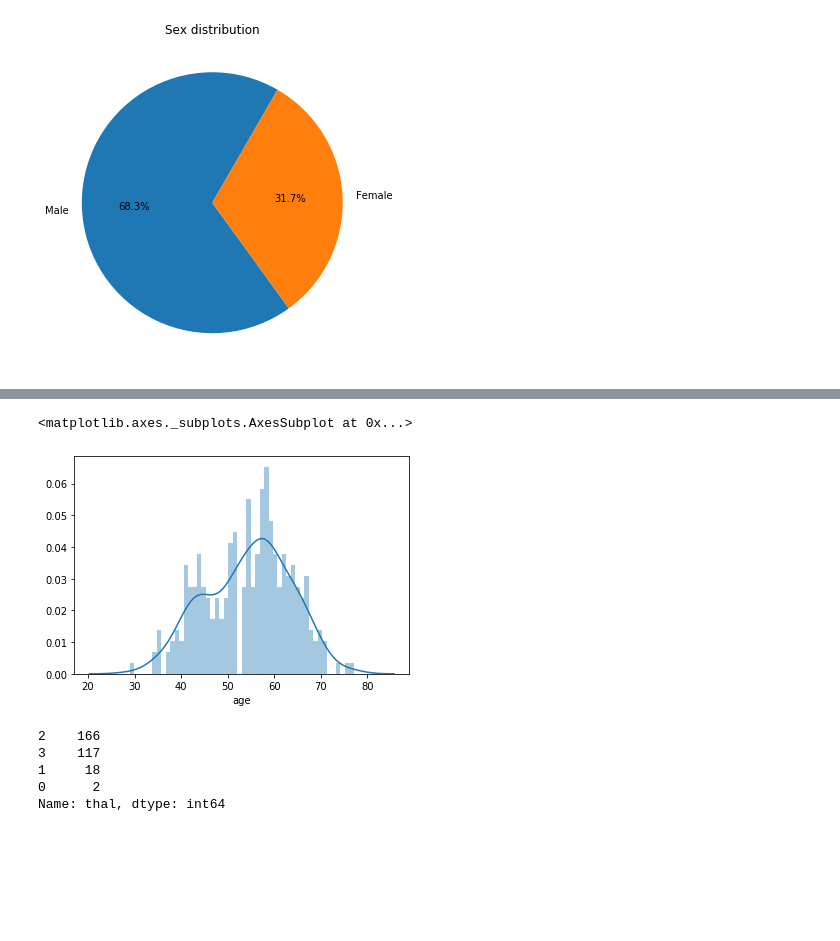
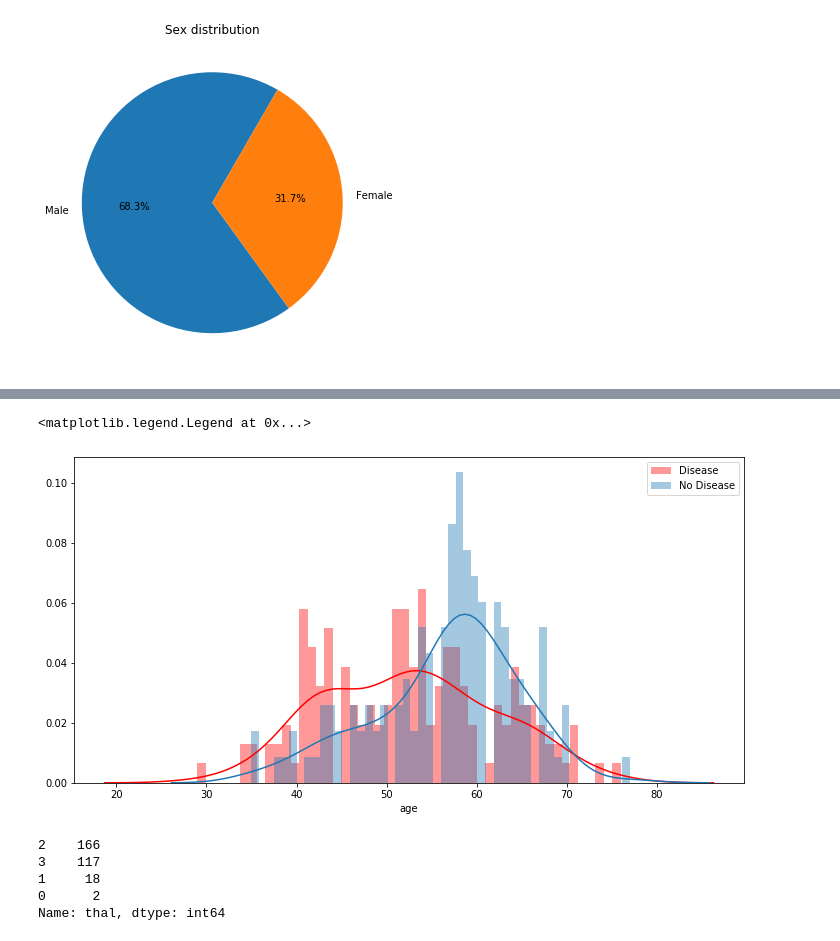
Before and after one commit to hitiminid/heart-disease-dataset, a Jupyter notebook: Heart Disease.ipynb, the cells around one changed output, grey strips where cells are left out. Saved outputs shown, nothing was run; the diff lists cells and outputs as text; code cells hidden in the pictures; blank space fills up the shorter version.

```diff
--- a/Heart Disease.ipynb
+++ b/Heart Disease.ipynb
@@ -160,8 +167,14 @@ It seems that the highest incidence is among 50-65 year olds.
-# %%
-sns.distplot(df['age'], bins=50)
-# %% [output]
-<matplotlib.axes._subplots.AxesSubplot at 0x...>
-[figure, removed]
+# %%
+disease = df[df['target'] == 1]
+no_disease = df[df['target'] == 0]
+
+fig = plt.figure(figsize=(12, 6))
+sns.distplot(disease['age'], bins=50, color='red', label='Disease')
+sns.distplot(no_disease['age'], bins=50, label='No Disease')
+plt.legend()
+# %% [output]
+<matplotlib.legend.Legend at 0x...>
+[figure, added]
 # %%
 df['thal'].value_counts()
 # %% [output]
```
Also changed, not shown: parts of 29 cells of this notebook.
